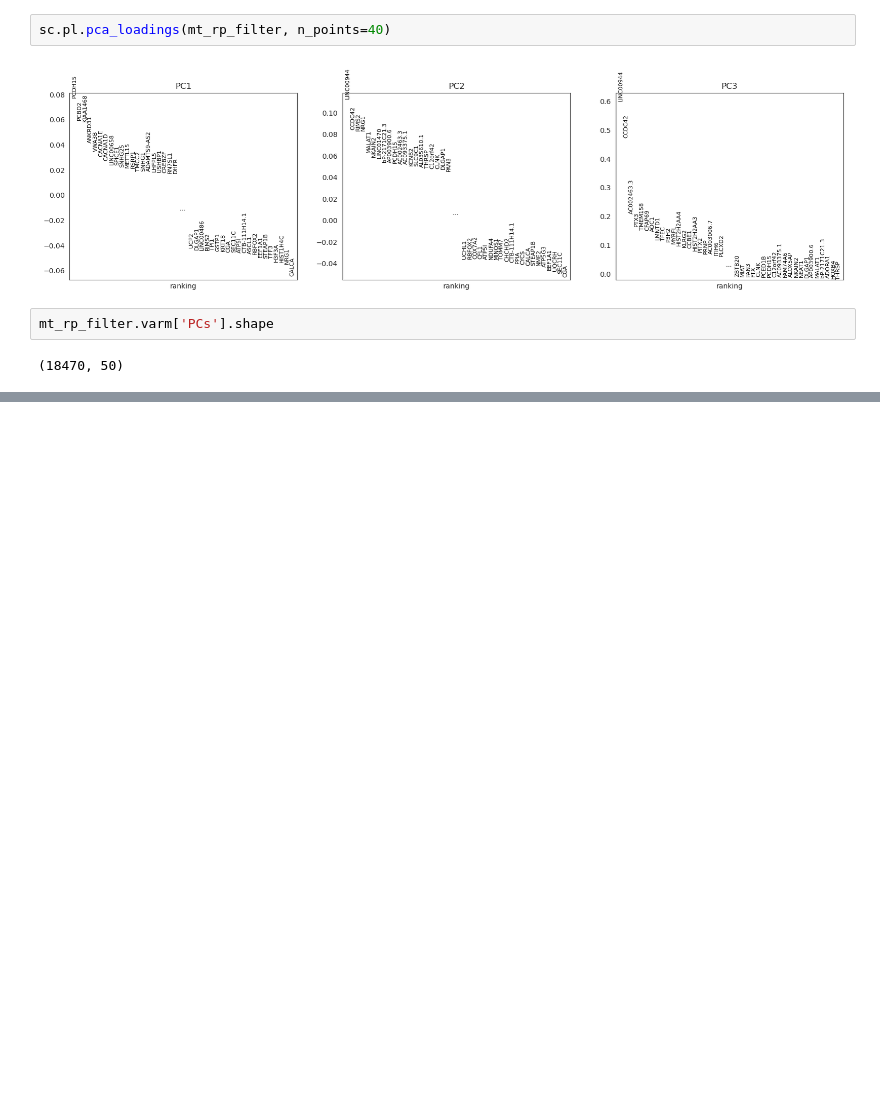
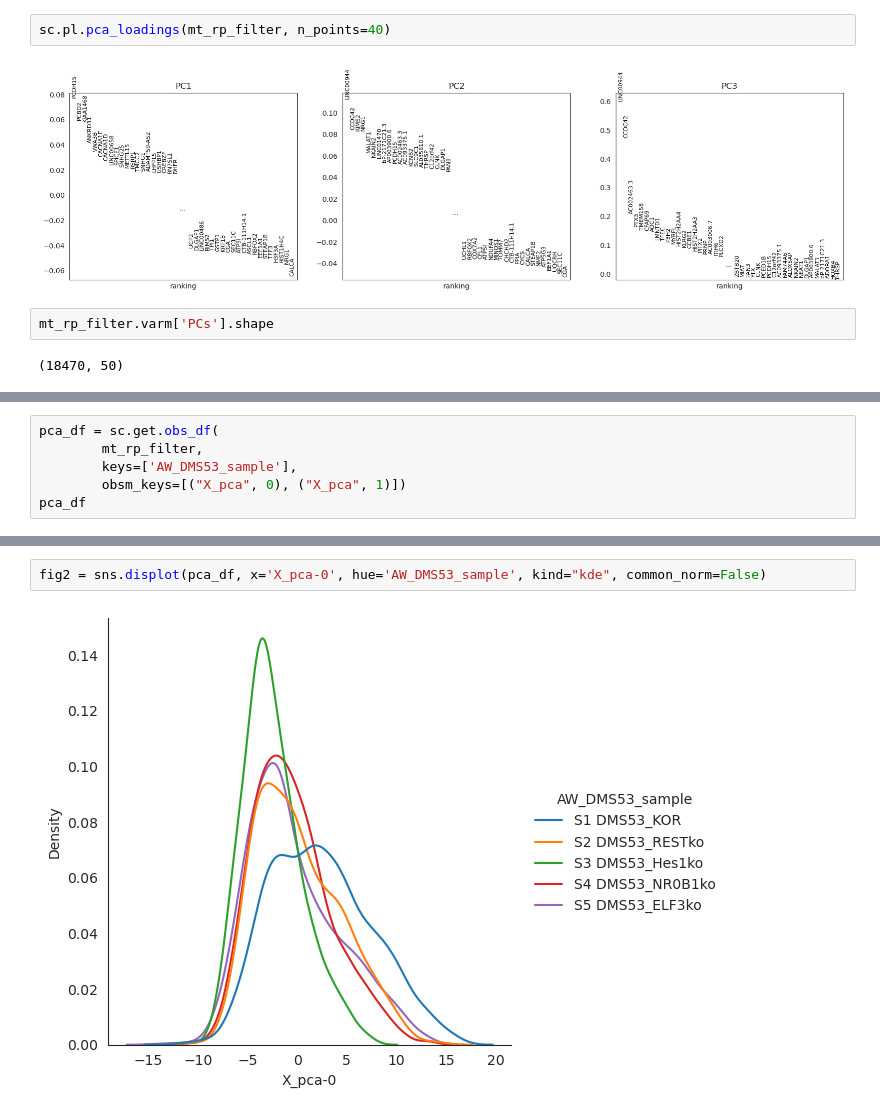
Before and after one commit to QuLab-VU/tempo_code, a Jupyter notebook: rna_seq/DMS53_MT_RP_filter.ipynb, the cells around one changed output, grey strips where cells are left out. Drawn from its saved outputs; the diff is of its cells as text; blank space fills up the shorter version.

Commit message:
Adding KDE plots to notebook and figures

```diff
--- a/rna_seq/DMS53_MT_RP_filter.ipynb
+++ b/rna_seq/DMS53_MT_RP_filter.ipynb
@@ -305,0 +308,6 @@ mt_rp_filter.varm['PCs'].shape
+# %%
+pca_df = sc.get.obs_df(
+        mt_rp_filter,
+        keys=['AW_DMS53_sample'],
+        obsm_keys=[("X_pca", 0), ("X_pca", 1)])
+pca_df
@@ -305,0 +328,4 @@ mt_rp_filter.varm['PCs'].shape
+# %%
+fig2 = sns.displot(pca_df, x='X_pca-0', hue='AW_DMS53_sample', kind="kde", common_norm=False)
+# %% [output]
+[figure, added]
```
Also changed, not shown: parts of 3 cells of this notebook, 2 other files.
